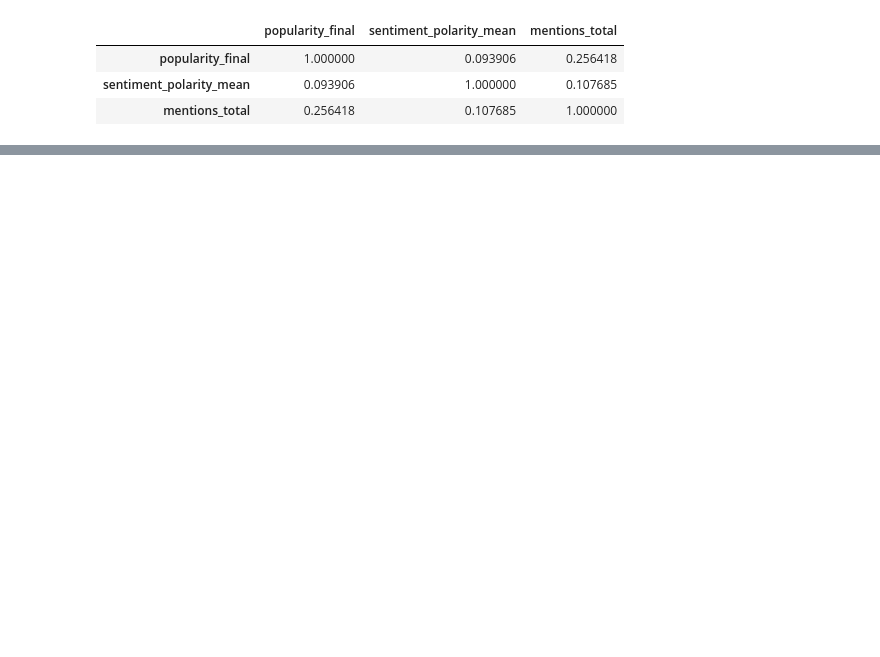
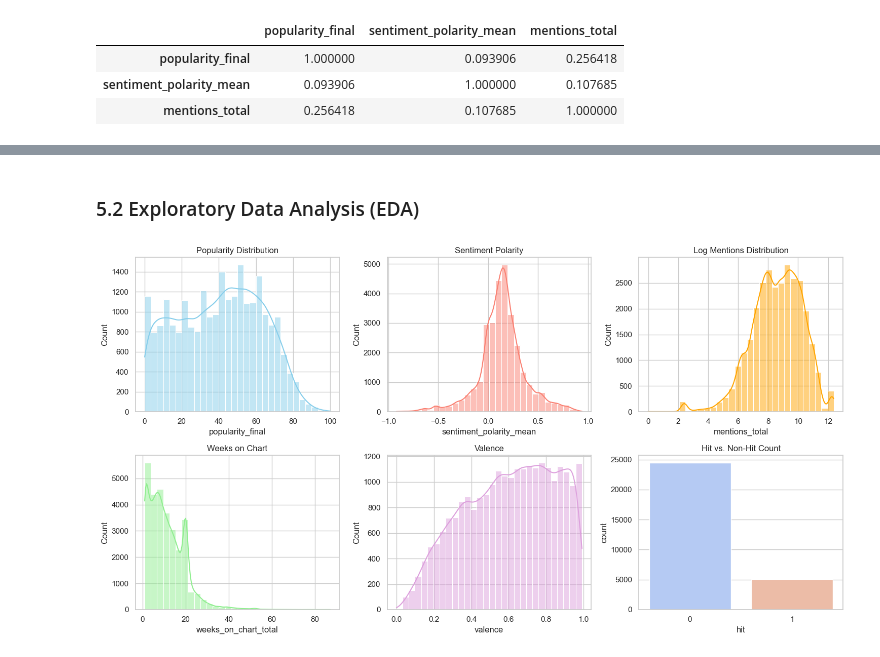
Before and after one commit to priyadarshanparida/media-success-prediction, a Jupyter notebook: code/media_success_prediction.ipynb, the cells around one changed output, grey strips where cells are left out. Saved outputs shown, nothing was run; the diff lists cells and outputs as text; code cells hidden in the pictures; blank space fills up the shorter version.

```diff
--- a/code/media_success_prediction.ipynb
+++ b/code/media_success_prediction.ipynb
@@ -579,0 +656,6 @@ Merged dataset exported to: ../data/merged.csv
+# %%
+cols_to_drop = ["track_name", "track_artist", "playlist_subgenre"]
+merged.drop(columns=cols_to_drop, inplace=True, errors="ignore")
+merged["has_playlist_genre"] = merged["playlist_genre"].notna().astype(int)
+# Verify remaining NA distribution
+merged.isna().sum().sort_values(ascending=False).head(10)
@@ -579,0 +674,29 @@ Merged dataset exported to: ../data/merged.csv
+# %% [markdown]
+### 5.2 Exploratory Data Analysis (EDA)
+# %%
+sns.set_theme(style="whitegrid")
+
+# Key feature distributions
+fig, axes = plt.subplots(2, 3, figsize=(15, 8))
+sns.histplot(merged["popularity_final"], bins=30, kde=True, ax=axes[0,0], color="skyblue")
+axes[0,0].set_title("Popularity Distribution")
+
+sns.histplot(merged["sentiment_polarity_mean"], bins=30, kde=True, ax=axes[0,1], color="salmon")
+axes[0,1].set_title("Sentiment Polarity")
+
+sns.histplot(np.log1p(merged["mentions_total"]), bins=30, kde=True, ax=axes[0,2], color="orange")
+axes[0,2].set_title("Log Mentions Distribution")
+
+sns.histplot(merged["weeks_on_chart_total"], bins=30, kde=True, ax=axes[1,0], color="lightgreen")
+axes[1,0].set_title("Weeks on Chart")
+
+sns.histplot(merged["valence"], bins=30, kde=True, ax=axes[1,1], color="plum")
+axes[1,1].set_title("Valence")
+
+sns.countplot(x="hit", data=merged, ax=axes[1,2], hue="hit", palette="coolwarm", legend=False)
+axes[1,2].set_title("Hit vs. Non-Hit Count")
+
+plt.tight_layout()
+plt.show()
+# %% [output]
+[figure, added]
```
Also changed, not shown: parts of 34 cells of this notebook.
